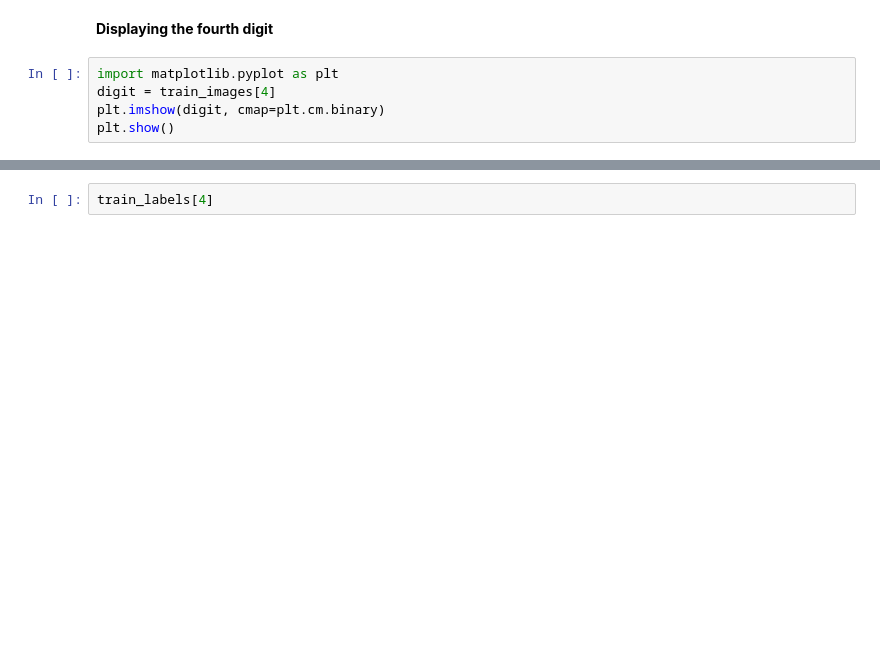
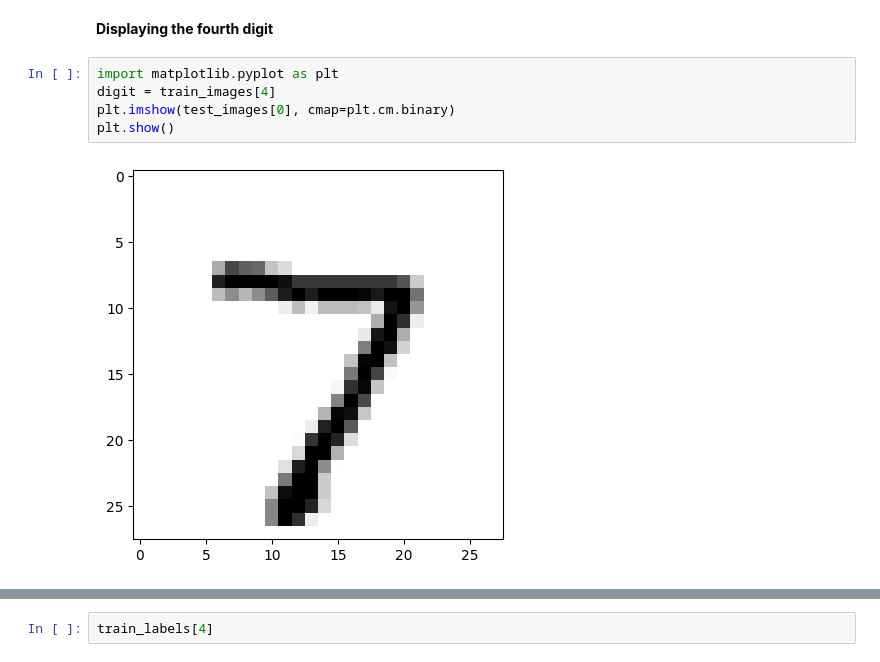
Before and after one commit to jihoo420/DL4AI, a Jupyter notebook: chapter02_mathematical-building-blocks.ipynb, the cells around one changed output, grey strips where cells are left out. Drawn from its saved outputs; the diff is of its cells as text; blank space fills up the shorter version.

```diff
--- a/chapter02_mathematical-building-blocks.ipynb
+++ b/chapter02_mathematical-building-blocks.ipynb
@@ -124,5 +169,7 @@ train_images.dtype
 # %%
 import matplotlib.pyplot as plt
 digit = train_images[4]
-plt.imshow(digit, cmap=plt.cm.binary)
+plt.imshow(test_images[0], cmap=plt.cm.binary)
 plt.show()
+# %% [output]
+[figure, added]
```
Also changed, not shown: parts of 27 cells of this notebook.
